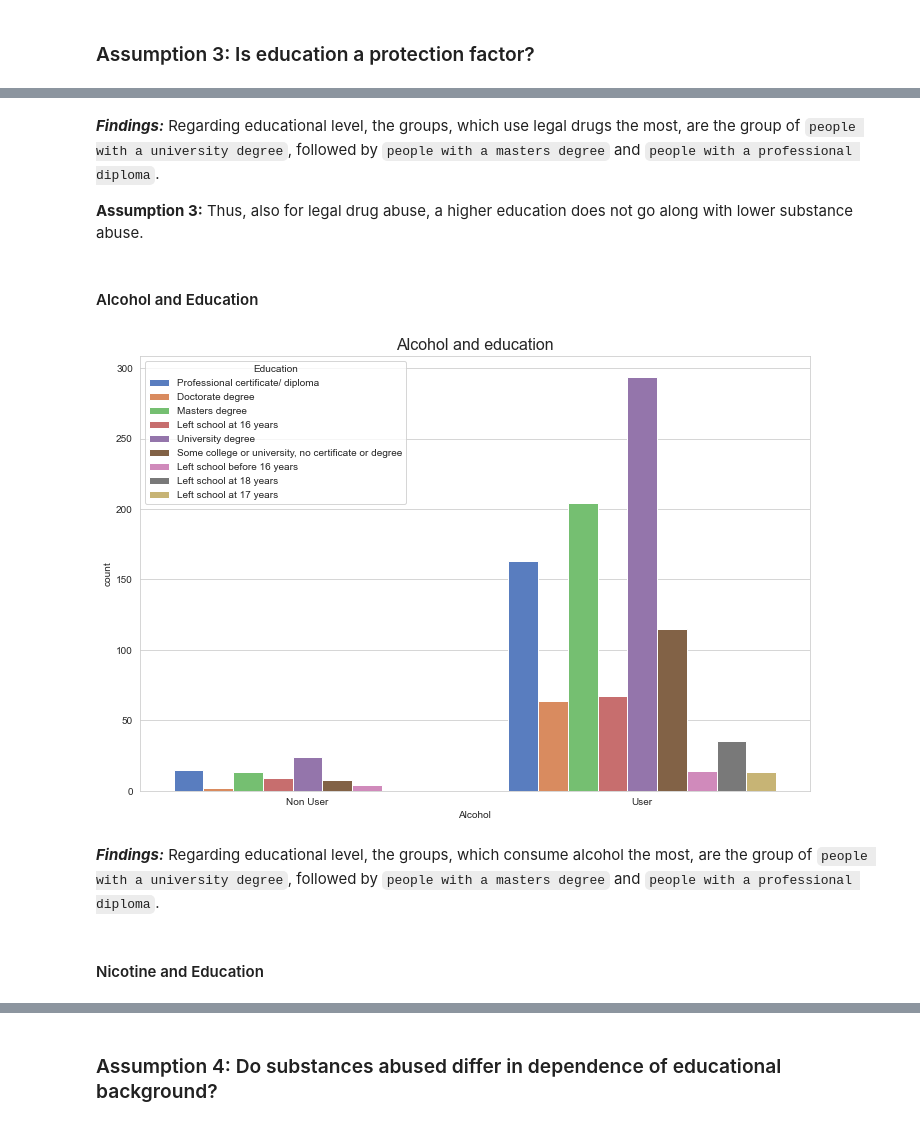
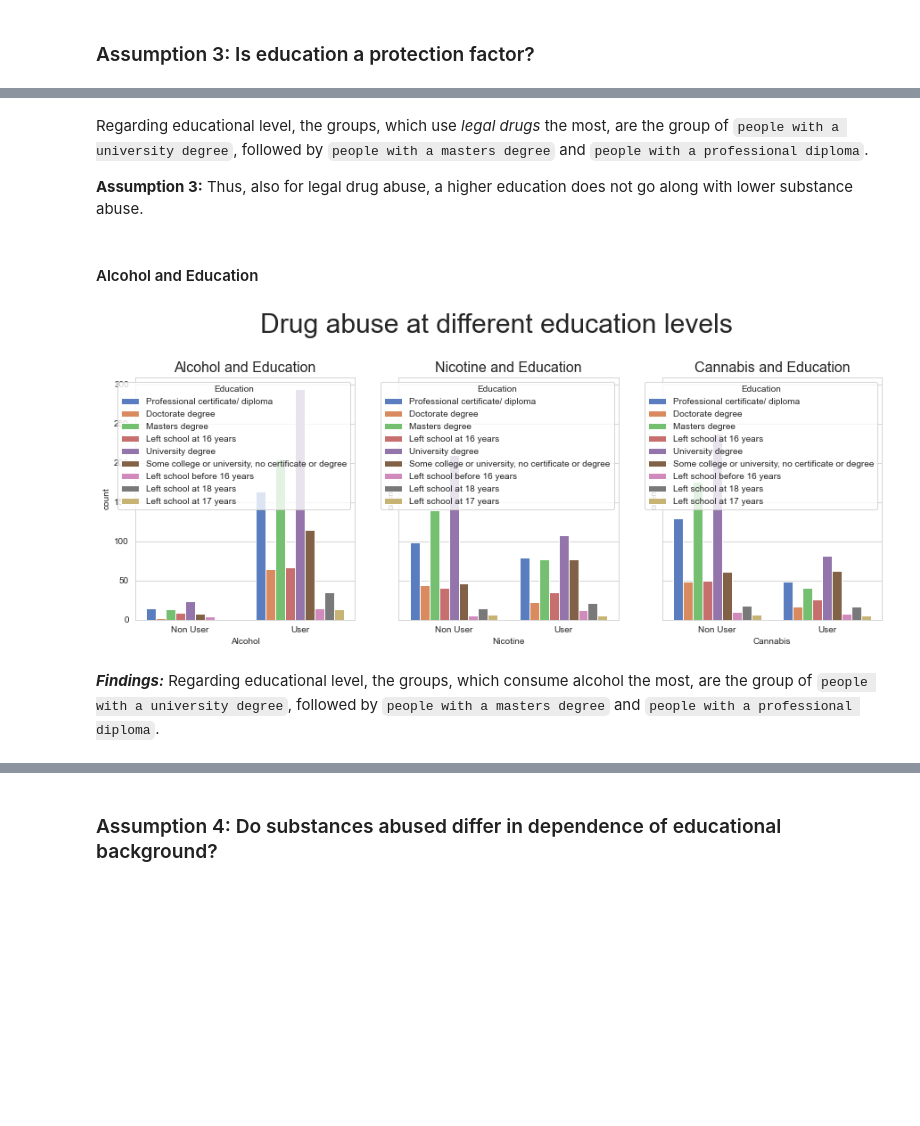
Before and after one commit to Sipa91/Personality-and-Drug-use, a Jupyter notebook: EDA_combined_Sina.ipynb, the cells around one changed output, grey strips where cells are left out. Saved outputs shown, nothing was run; the diff lists cells and outputs as text; code cells hidden in the pictures; blank space fills up the shorter version.

````diff
--- a/EDA_combined_Sina.ipynb
+++ b/EDA_combined_Sina.ipynb
@@ -712,19 +718,27 @@ a.set_xticklabels(["Non User", "User"]);
 # %% [markdown]
-***Findings:*** Regarding educational level, the groups, which use legal drugs the most, are the group of ```people with a university degree```,  followed by ```people with a masters degree``` and ```people with a professional diploma```.
+Regarding educational level, the groups, which use *legal drugs* the most, are the group of ```people with a university degree```,  followed by ```people with a masters degree``` and ```people with a professional diploma```.
 
 **Assumption 3:** Thus, also for legal drug abuse, a higher education does not go along with lower substance abuse.
 # %% [markdown]
 #### Alcohol and Education
-# %%
-warnings.filterwarnings('ignore')
-
-plt.figure(figsize = (12,8))
-plt.title("Alcohol and education", fontsize=16)
-b = sns.countplot(drugs_uk.Alcohol, hue=drugs_uk["Education"]);
-b.set_xticklabels(["Non User", "User"]);
-# %% [output]
-[figure, removed]
+# %%
+warnings.filterwarnings('ignore')
+
+fig, ax = plt.subplots(ncols=3, nrows=1,sharex=True,sharey=True, figsize=(15,5))
+plt.suptitle("Drug abuse at different education levels", fontsize = 30, y=1.08);
+
+f1 = sns.countplot(drugs_uk.Alcohol, hue=drugs_uk["Education"], ax=ax[0]);
+f1.set_title("Alcohol and Education", fontsize=16);
+f1.set_xticklabels(["Non User", "User"]);
+
+f2 = sns.countplot(drugs_uk.Nicotine, hue=drugs_uk["Education"], ax=ax[1]);
+f2.set_title("Nicotine and Education",fontsize=16);
+f2.set_xticklabels(["Non User", "User"]);
+
+f3 = sns.countplot(drugs_uk.Cannabis, hue=drugs_uk["Education"], ax=ax[2]);
+f3.set_title("Cannabis and Education",fontsize=16);
+f3.set_xticklabels(["Non User", "User"]);
+# %% [output]
+[figure, added]
 # %% [markdown]
 ***Findings:*** Regarding educational level, the groups, which consume alcohol the most, are the group of ```people with a university degree```,  followed by ```people with a masters degree``` and ```people with a professional diploma```.
-# %% [markdown]
-#### Nicotine and Education
````
Also changed, not shown: parts of 33 cells of this notebook.
